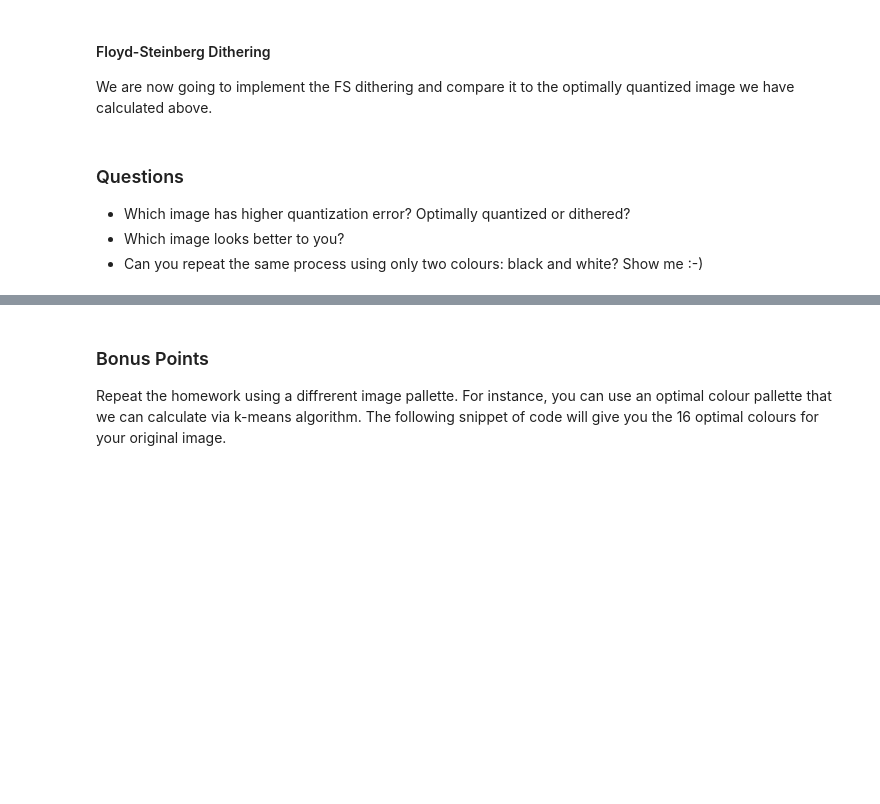
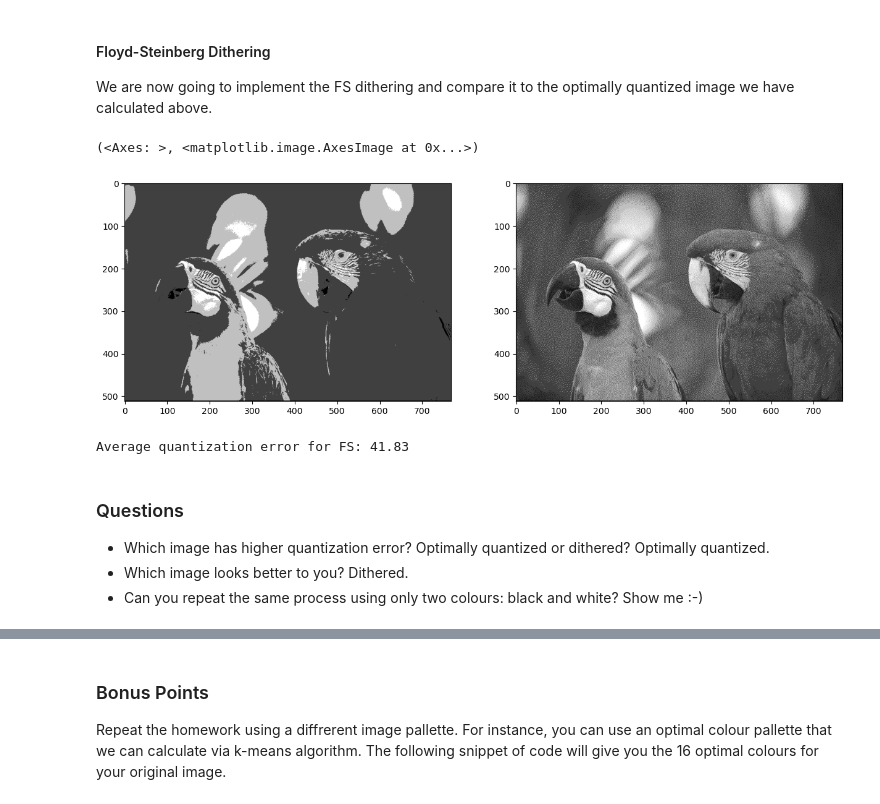
Before and after one commit to borboss366/computer-vision-v2-homework, a Jupyter notebook: lesson_5/homework/Homework.ipynb, the cells around one changed output, grey strips where cells are left out. Saved outputs shown, nothing was run; the diff lists cells and outputs as text; code cells hidden in the pictures; blank space fills up the shorter version.

```diff
--- a/lesson_5/homework/Homework.ipynb
+++ b/lesson_5/homework/Homework.ipynb
@@ -92,12 +125,18 @@ for r in range(1, rows-1):
 # %%
 # Show quantized image (don't forget to cast back to uint8)
-plt.subplot(121), plt.imshow(...)   # optimally quantized
-plt.subplot(122), plt.imshow(...)   # dithering
+plt.subplot(121), plt.imshow(quantized.astype(np.uint8))   # optimally quantized
+plt.subplot(122), plt.imshow(dithering.astype(np.uint8))   # dithering
+# %% [output]
+(<Axes: >, <matplotlib.image.AxesImage at 0x...>)
+[figure, added]
 # %%
 # Compute average quantization error for dithered image
-avg_dith_error =
+avg_dith_error = np.mean(abs(img - dithering))
+print("Average quantization error for FS: {:.2f}".format(avg_dith_error))
+# %% [output]
+Average quantization error for FS: 41.83
 # %% [markdown]
 ### Questions
-* Which image has higher quantization error? Optimally quantized or dithered?
-* Which image looks better to you?
+* Which image has higher quantization error? Optimally quantized or dithered? Optimally quantized.
+* Which image looks better to you? Dithered.
 * Can you repeat the same process using only two colours: black and white? Show me :-)
```
Also changed, not shown: parts of 9 cells of this notebook.
